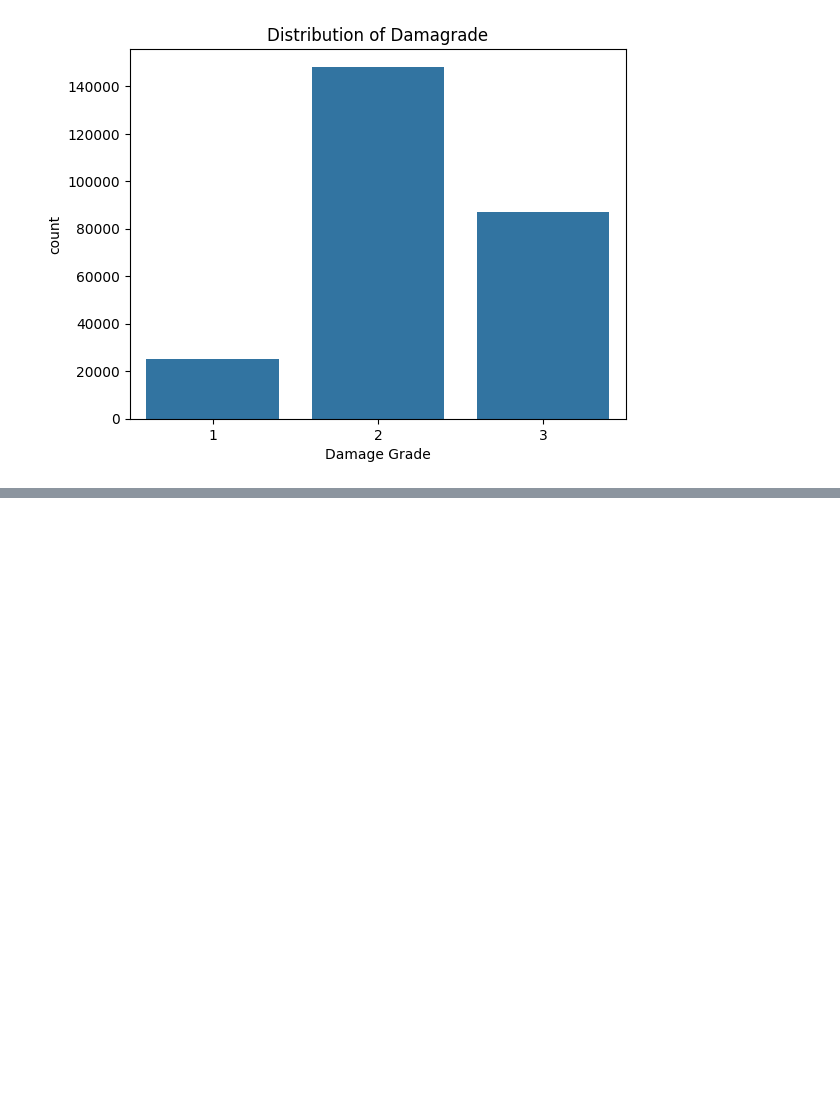
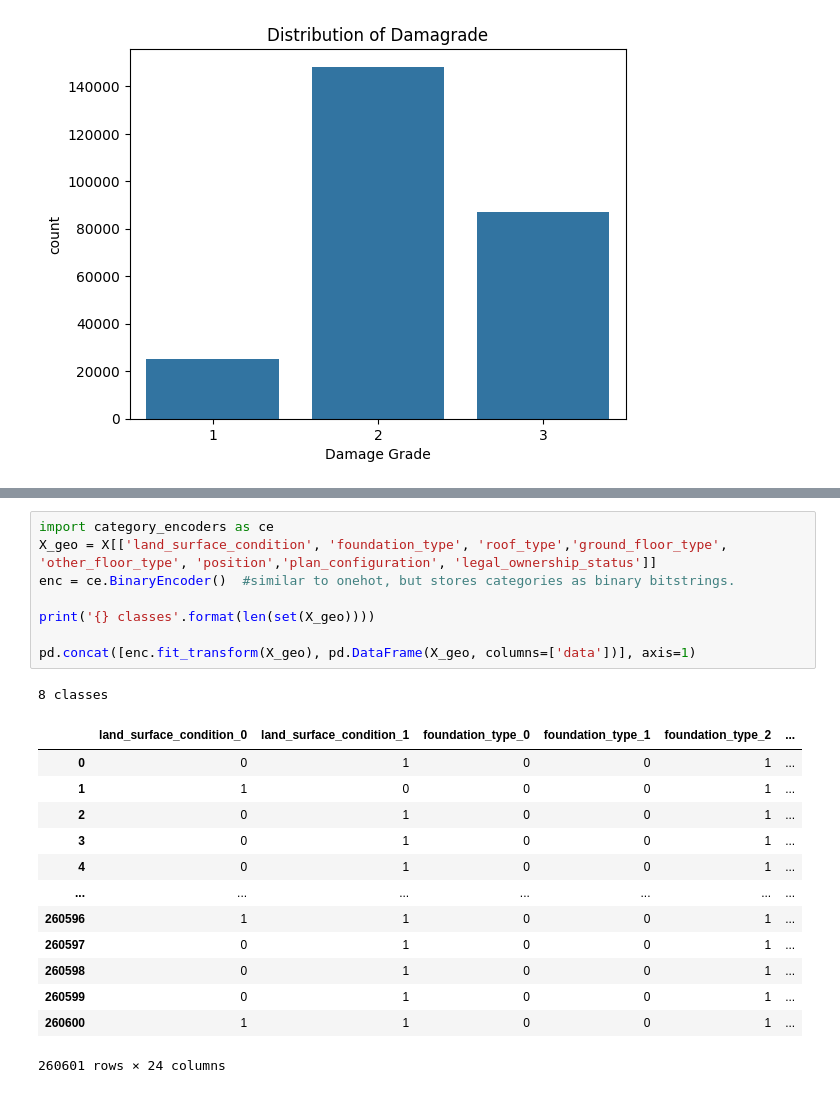
Before and after one commit to PundirNeetu/MiniCompetition, a Jupyter notebook: notebooks/Exploration.ipynb, the cells around one changed output, grey strips where cells are left out. Saved outputs shown, nothing was run; the diff lists cells and outputs as text; blank space fills up the shorter version.

```diff
--- a/notebooks/Exploration.ipynb
+++ b/notebooks/Exploration.ipynb
@@ -409,0 +427,23 @@ no
+# %%
+import category_encoders as ce
+X_geo = X[['land_surface_condition', 'foundation_type', 'roof_type','ground_floor_type', 'other_floor_type', 'position','plan_configuration', 'legal_ownership_status']]
+enc = ce.BinaryEncoder()  #similar to onehot, but stores categories as binary bitstrings.
+
+print('{} classes'.format(len(set(X_geo))))
+
+pd.concat([enc.fit_transform(X_geo), pd.DataFrame(X_geo, columns=['data'])], axis=1)
+# %% [output]
+8 classes
+|  | land_surface_condition_0 | land_surface_condition_1 | foundation_type_0 | foundation_type_1 | foundation_type_2 | ... |
+| 0 | 0 | 1 | 0 | 0 | 1 | ... |
+| 1 | 1 | 0 | 0 | 0 | 1 | ... |
+| 2 | 0 | 1 | 0 | 0 | 1 | ... |
+| 3 | 0 | 1 | 0 | 0 | 1 | ... |
+| 4 | 0 | 1 | 0 | 0 | 1 | ... |
+| ... | ... | ... | ... | ... | ... | ... |
+| 260596 | 1 | 1 | 0 | 0 | 1 | ... |
+| 260597 | 0 | 1 | 0 | 0 | 1 | ... |
+| 260598 | 0 | 1 | 0 | 0 | 1 | ... |
+| 260599 | 0 | 1 | 0 | 0 | 1 | ... |
+| 260600 | 1 | 1 | 0 | 0 | 1 | ... |
+260601 rows × 24 columns
```
Also changed, not shown: parts of 13 cells of this notebook, 2 other files.
